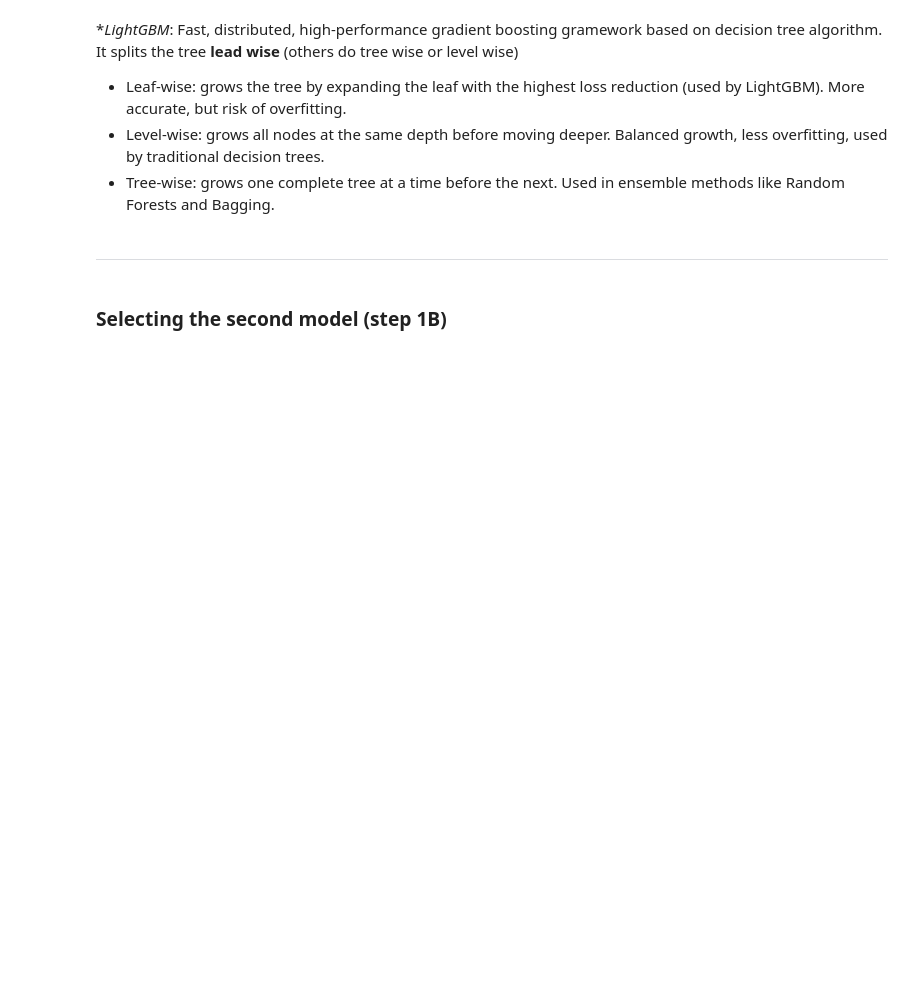
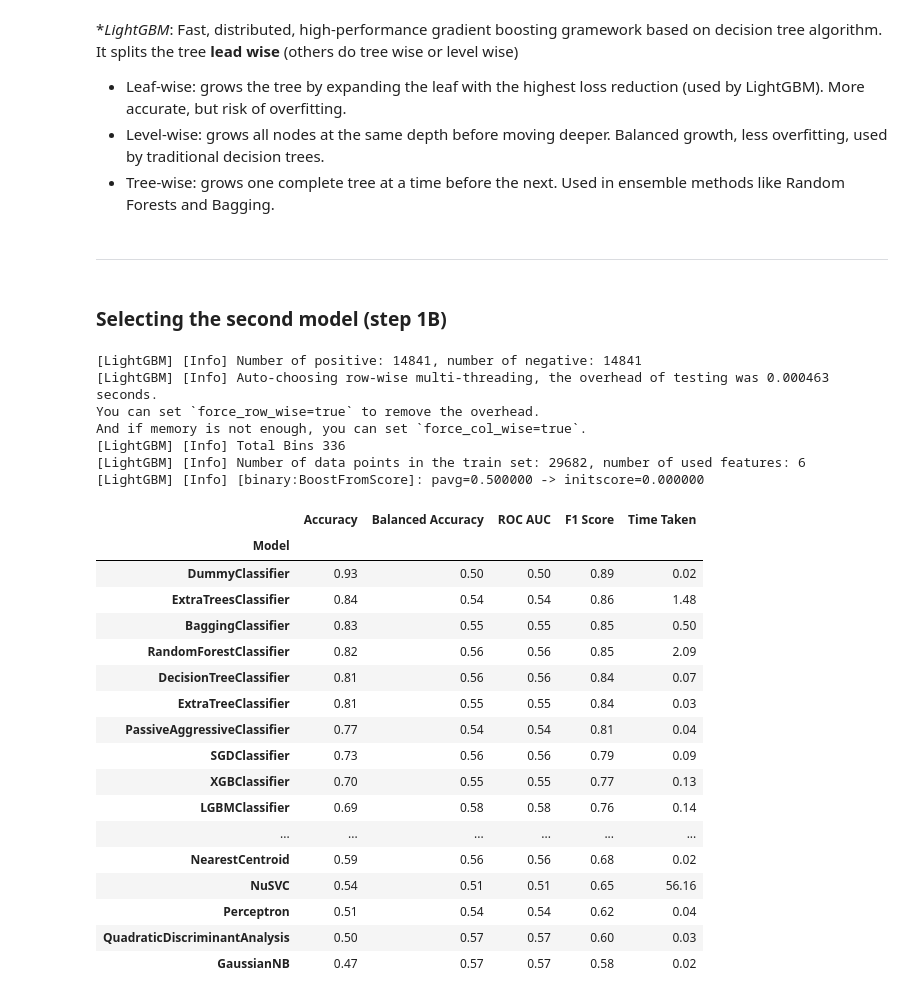
Before and after one commit to FederCO23/Term_Deposit_Marketing_-_tpx4U1BHhRR0IUm9, a Jupyter notebook: TermDepositMarketing.ipynb, the cells around one changed output. Saved outputs shown, nothing was run; the diff lists cells and outputs as text; code cells hidden in the pictures; blank space fills up the shorter version.

```diff
--- a/TermDepositMarketing.ipynb
+++ b/TermDepositMarketing.ipynb
@@ -1005,0 +1008,43 @@ campaign_features = [
+# %%
+# 1 - Filter dataset
+X = df[before_call_features]
+y = df["y"]
+
+# 2 - Train/test split (with test imbalanced)
+X_train, X_test, y_train, y_test = train_test_split(X, y, stratify=y, test_size=0.2, random_state=seed)
+
+# 3 - Balance the training set
+X_train_resampled, y_train_resampled = pipeline.fit_resample(X_train, y_train)
+
+# 4 - Train and evaluate with LazyClassifier
+clf = LazyClassifier(verbose=0, ignore_warnings=True, random_state=seed)
+models, predictions = clf.fit(X_train_resampled, X_test, y_train_resampled, y_test)
+
+# 5 - Display models sorted by Precision (key for strategy decision!)
+display(models.sort_values(by='F1 Score', ascending=False))
+# %% [output]
+[LightGBM] [Info] Number of positive: 14841, number of negative: 14841
+[LightGBM] [Info] Auto-choosing row-wise multi-threading, the overhead of testing was 0.000463 seconds.
+You can set `force_row_wise=true` to remove the overhead.
+And if memory is not enough, you can set `force_col_wise=true`.
+[LightGBM] [Info] Total Bins 336
+[LightGBM] [Info] Number of data points in the train set: 29682, number of used features: 6
+[LightGBM] [Info] [binary:BoostFromScore]: pavg=0.500000 -> initscore=0.000000
+|  | Accuracy | Balanced Accuracy | ROC AUC | F1 Score | Time Taken |
+| Model |  |  |  |  |  |
+| DummyClassifier | 0.93 | 0.50 | 0.50 | 0.89 | 0.02 |
+| ExtraTreesClassifier | 0.84 | 0.54 | 0.54 | 0.86 | 1.48 |
+| BaggingClassifier | 0.83 | 0.55 | 0.55 | 0.85 | 0.50 |
+| RandomForestClassifier | 0.82 | 0.56 | 0.56 | 0.85 | 2.09 |
+| DecisionTreeClassifier | 0.81 | 0.56 | 0.56 | 0.84 | 0.07 |
+| ExtraTreeClassifier | 0.81 | 0.55 | 0.55 | 0.84 | 0.03 |
+| PassiveAggressiveClassifier | 0.77 | 0.54 | 0.54 | 0.81 | 0.04 |
+| SGDClassifier | 0.73 | 0.56 | 0.56 | 0.79 | 0.09 |
+| XGBClassifier | 0.70 | 0.55 | 0.55 | 0.77 | 0.13 |
+| LGBMClassifier | 0.69 | 0.58 | 0.58 | 0.76 | 0.14 |
+| ... | ... | ... | ... | ... | ... |
+| NearestCentroid | 0.59 | 0.56 | 0.56 | 0.68 | 0.02 |
+| NuSVC | 0.54 | 0.51 | 0.51 | 0.65 | 56.16 |
+| Perceptron | 0.51 | 0.54 | 0.54 | 0.62 | 0.04 |
+| QuadraticDiscriminantAnalysis | 0.50 | 0.57 | 0.57 | 0.60 | 0.03 |
+| GaussianNB | 0.47 | 0.57 | 0.57 | 0.58 | 0.02 |
```
Also changed, not shown: parts of 19 cells of this notebook.
